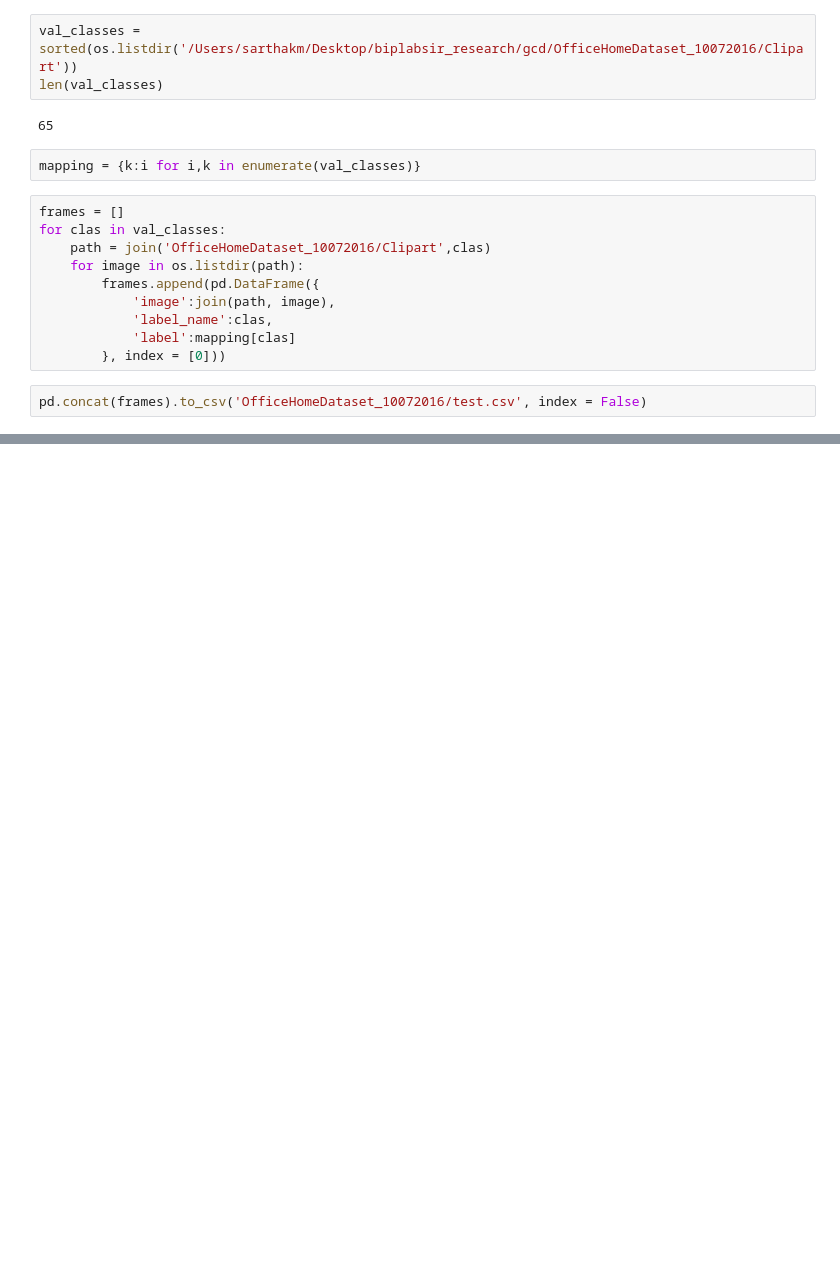
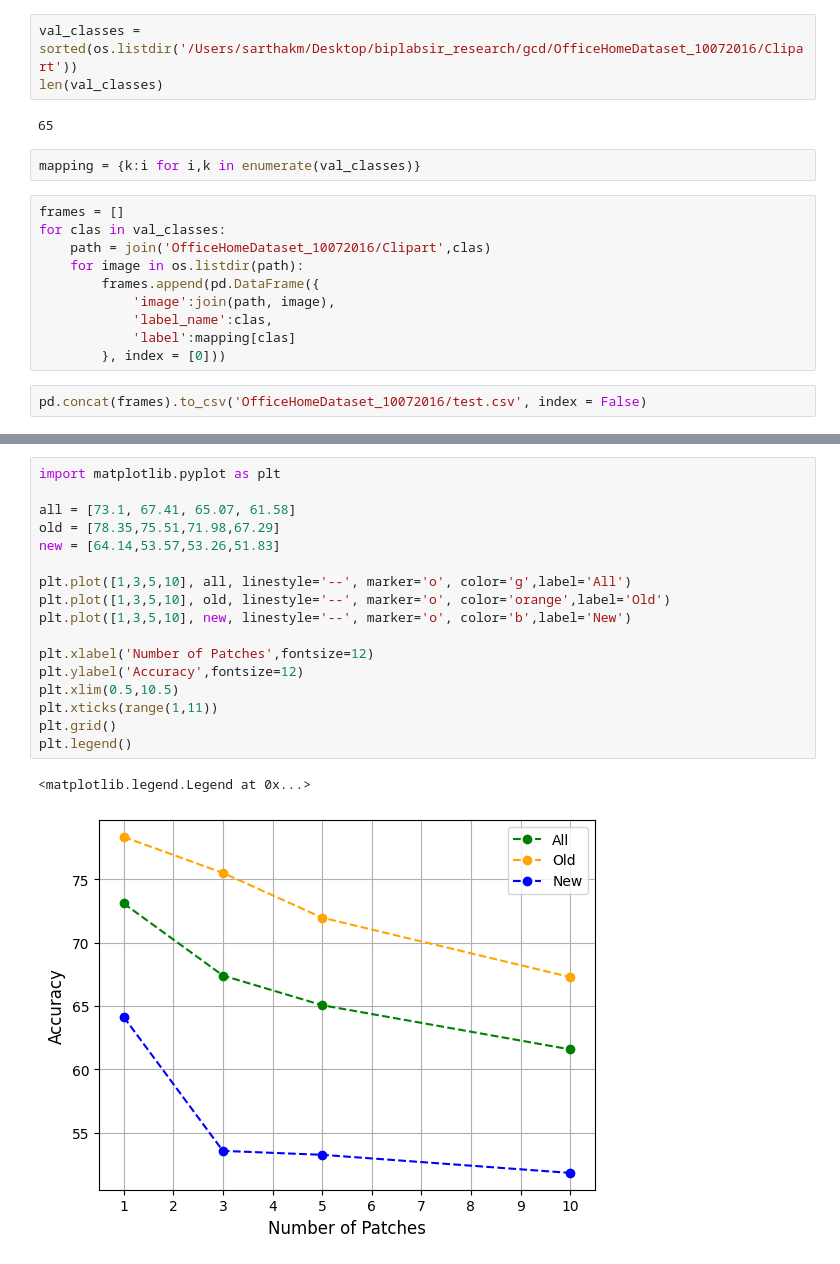
Before and after one commit to SarthakM320/CDAD-Net, a Jupyter notebook: experiments.ipynb, the cells around one changed output, grey strips where cells are left out. Drawn from its saved outputs; the diff is of its cells as text; blank space fills up the shorter version.

```diff
--- a/experiments.ipynb
+++ b/experiments.ipynb
@@ -87,0 +156,20 @@ pd.concat(frames).to_csv('OfficeHomeDataset_10072016/test.csv', index = False)
+# %%
+import matplotlib.pyplot as plt
+
+all = [73.1, 67.41, 65.07, 61.58]
+old = [78.35,75.51,71.98,67.29]
+new = [64.14,53.57,53.26,51.83]
+
+plt.plot([1,3,5,10], all, linestyle='--', marker='o', color='g',label='All')
+plt.plot([1,3,5,10], old, linestyle='--', marker='o', color='orange',label='Old')
+plt.plot([1,3,5,10], new, linestyle='--', marker='o', color='b',label='New')
+
+plt.xlabel('Number of Patches',fontsize=12)
+plt.ylabel('Accuracy',fontsize=12)
+plt.xlim(0.5,10.5)
+plt.xticks(range(1,11))
+plt.grid()
+plt.legend()
+# %% [output]
+<matplotlib.legend.Legend at 0x...>
+[figure, added]
```
Also changed, not shown: parts of 1 cell of this notebook, 17 other files.
